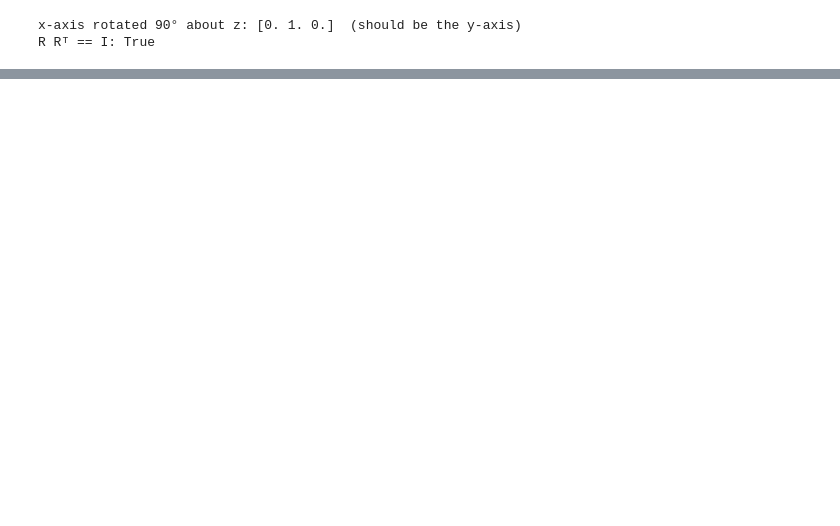
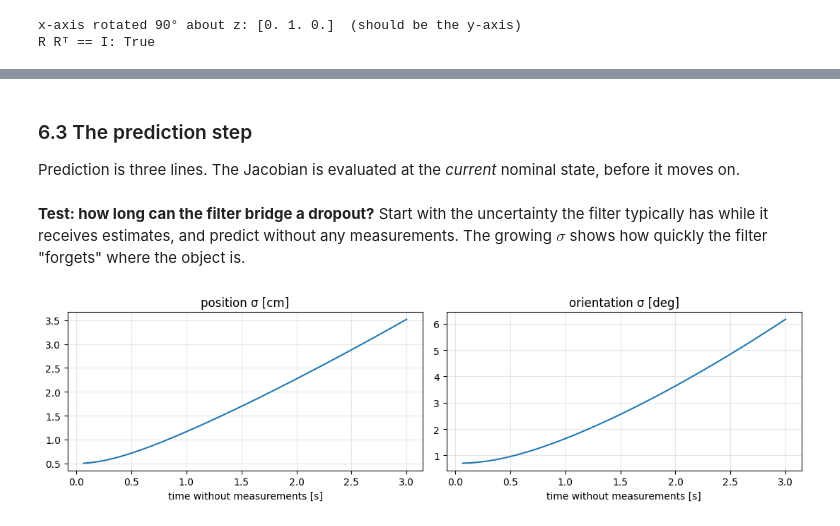
Before and after one commit to prakashmakvana/eskf-tutorial, a Jupyter notebook: ESKF_tutorial.ipynb, the cells around one changed output, grey strips where cells are left out. Cells and saved outputs as stored; diff of their text form; code cells hidden in the pictures; blank space fills up the shorter version.

```diff
--- a/ESKF_tutorial.ipynb
+++ b/ESKF_tutorial.ipynb
@@ -968,0 +543,52 @@ On real data, NIS is the tool you have, because it needs no ground truth.
+# %%
+@dataclass
+class MotionParams:
+    sigma_a: float = 0.006       # random linear acceleration   [m/s²]
+    sigma_alpha: float = 0.03    # random angular acceleration  [rad/s²]
+# %%
+def error_state_jacobian(x, dt):
+    """F_x = ∂δx_{k+1} / ∂δx_k for the constant-velocity model."""
+    F = np.eye(12)
+    F[P_IDX, V_IDX] = np.eye(3) * dt                   # velocity error -> position error
+    F[TH_IDX, TH_IDX] = q_to_R(q_exp(x["w"] * dt)).T   # orientation error rotates with the object
+    F[TH_IDX, W_IDX] = np.eye(3) * dt                  # angular velocity error -> orientation error
+    return F
+
+
+def process_noise(params, dt):
+    """Q: random acceleration changes the velocities."""
+    Q = np.zeros((12, 12))
+    Q[V_IDX, V_IDX] = np.eye(3) * params.sigma_a**2 * dt
+    Q[W_IDX, W_IDX] = np.eye(3) * params.sigma_alpha**2 * dt
+    return Q
+# %% [markdown]
+### 6.3 The prediction step
+
+Prediction is three lines. The Jacobian is evaluated at the *current* nominal state, before it moves on.
+# %%
+def predict(x, P, dt, params):
+    F = error_state_jacobian(x, dt)
+    P = F @ P @ F.T + process_noise(params, dt)     # uncertainty grows
+    x = nominal_predict(x, dt)                        # state moves on
+    return x, P
+# %% [markdown]
+**Test: how long can the filter bridge a dropout?** Start with the uncertainty the filter typically has while it receives estimates, and predict without any measurements. The growing $\sigma$ shows how quickly the filter "forgets" where the object is.
+# %%
+params = MotionParams()
+x = dict(p=np.array([0.0, 0.0, 2.0]), v=np.zeros(3), q=np.array([1.0, 0, 0, 0]), w=np.zeros(3))
+P = np.diag(np.r_[np.full(3, 0.005**2), np.full(3, 0.01**2), np.full(3, np.deg2rad(0.7)**2), np.full(3, 0.02**2)])
+
+times, sig_p, sig_th = [], [], []
+for k in range(1, 46):                                   # 3 s at 15 Hz
+    x, P = predict(x, P, 1 / 15, params)
+    times.append(k / 15)
+    sig_p.append(100 * np.sqrt(np.diag(P)[0]))
+    sig_th.append(np.degrees(np.sqrt(np.diag(P)[6])))
+
+fig, ax = plt.subplots(1, 2, figsize=(11, 3.2))
+ax[0].plot(times, sig_p); ax[0].set_title("position σ [cm]")
+ax[1].plot(times, sig_th); ax[1].set_title("orientation σ [deg]")
+for a in ax: a.set_xlabel("time without measurements [s]")
+plt.tight_layout()
+# %% [output]
+[figure, added]
```
Also changed, not shown: parts of 174 cells of this notebook, 5 other files.
